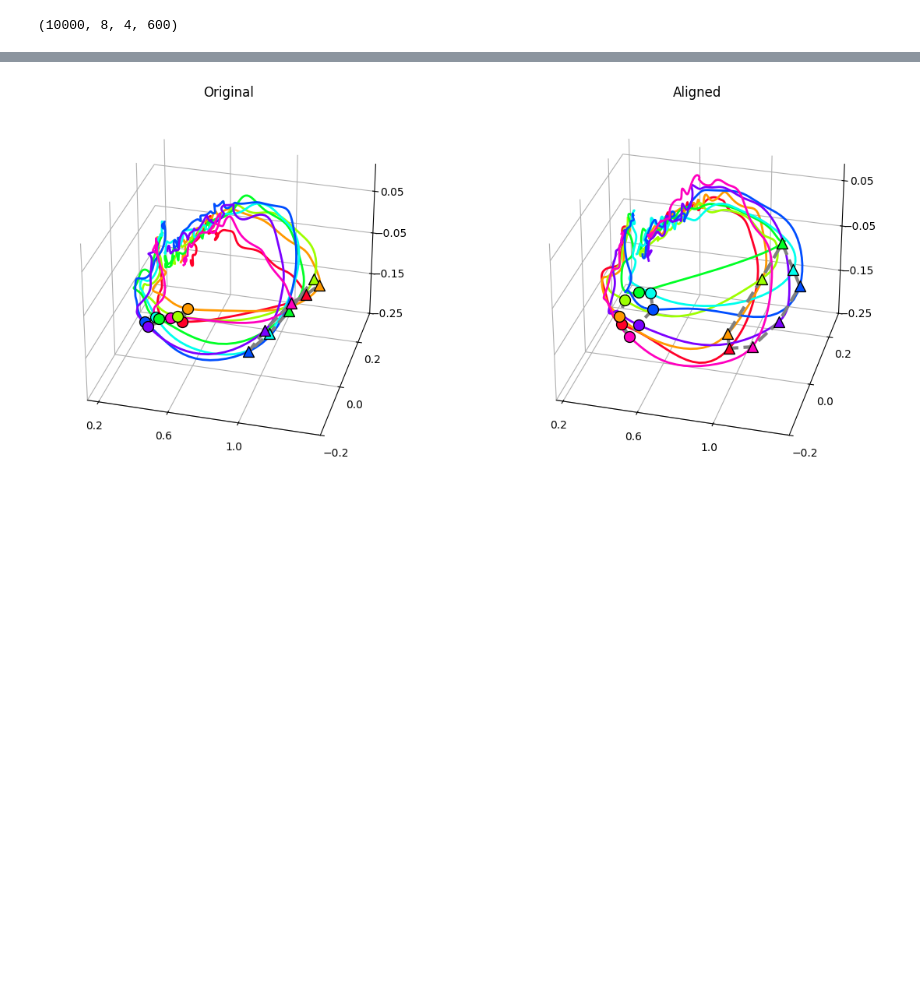
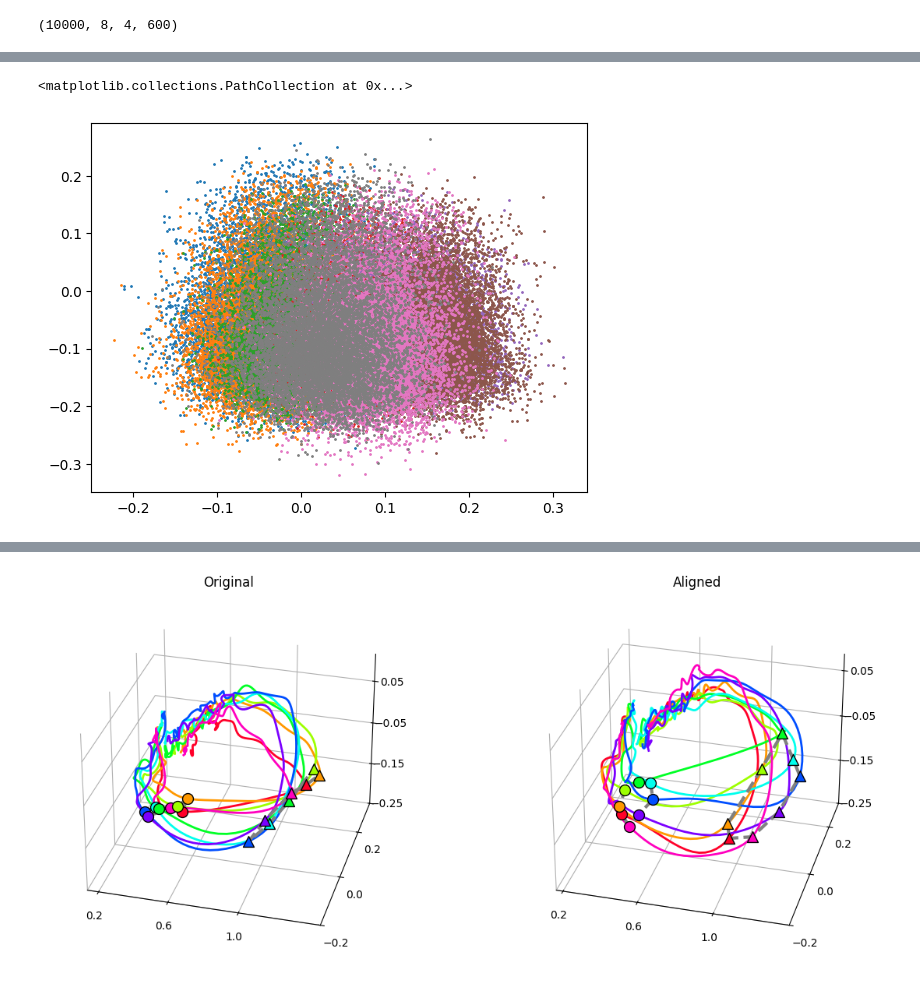
Before and after one commit to NeuroAI-IBS/fn_data_saccade, a Jupyter notebook: Data sorting/python_code/round_boot.ipynb, the cells around one changed output, grey strips where cells are left out. Saved outputs shown, nothing was run; the diff lists cells and outputs as text; code cells hidden in the pictures; blank space fills up the shorter version.

```diff
--- a/Data sorting/python_code/round_boot.ipynb
+++ b/Data sorting/python_code/round_boot.ipynb
@@ -201,0 +256,14 @@ plt.plot(nfinal_out2[a,0,0,:],nfinal_out2[a,0,1,:])
+# %%
+a = 280
+
+plt.scatter(nfinal_out2[:,0,0,a], nfinal_out2[:,0,1,a],1)
+plt.scatter(nfinal_out2[:,1,0,a], nfinal_out2[:,1,1,a],1)
+plt.scatter(nfinal_out2[:,2,0,a], nfinal_out2[:,2,1,a],1)
+plt.scatter(nfinal_out2[:,3,0,a], nfinal_out2[:,3,1,a],1)
+plt.scatter(nfinal_out2[:,4,0,a], nfinal_out2[:,4,1,a],1)
+plt.scatter(nfinal_out2[:,5,0,a], nfinal_out2[:,5,1,a],1)
+plt.scatter(nfinal_out2[:,6,0,a], nfinal_out2[:,6,1,a],1)
+plt.scatter(nfinal_out2[:,7,0,a], nfinal_out2[:,7,1,a],1)
+# %% [output]
+<matplotlib.collections.PathCollection at 0x...>
+[figure, added]
```
Also changed, not shown: parts of 9 cells of this notebook, 1 other file.
